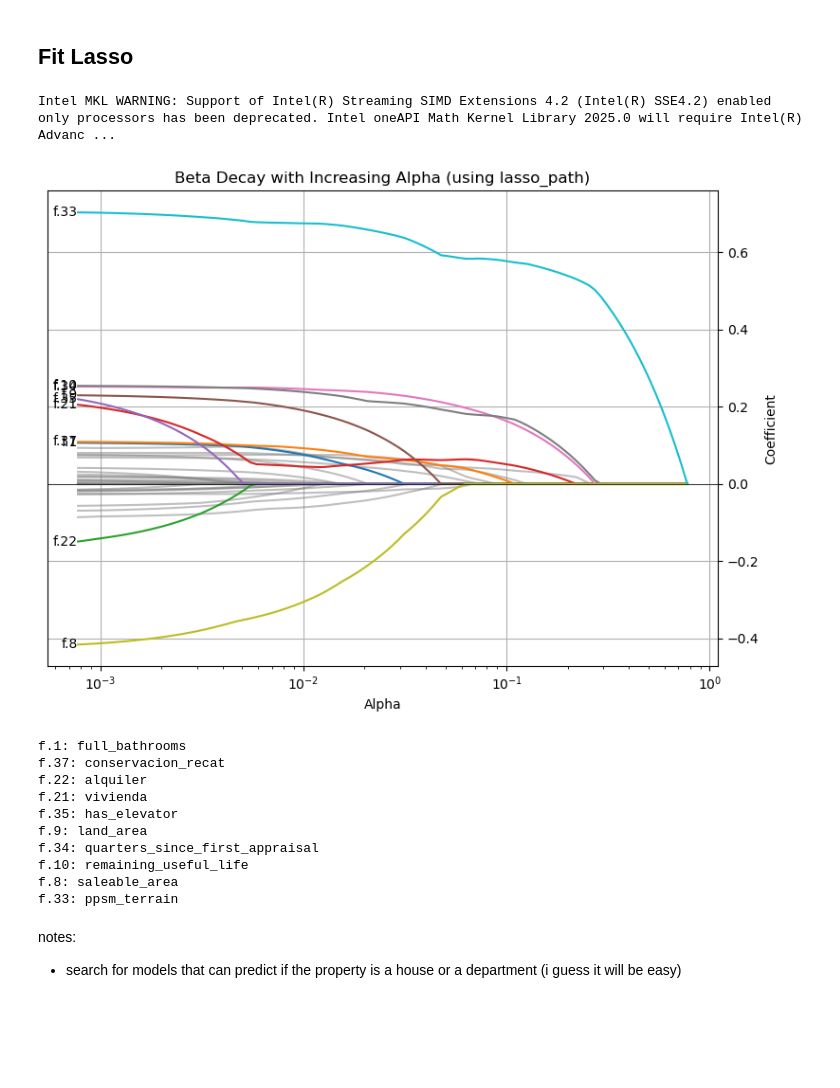
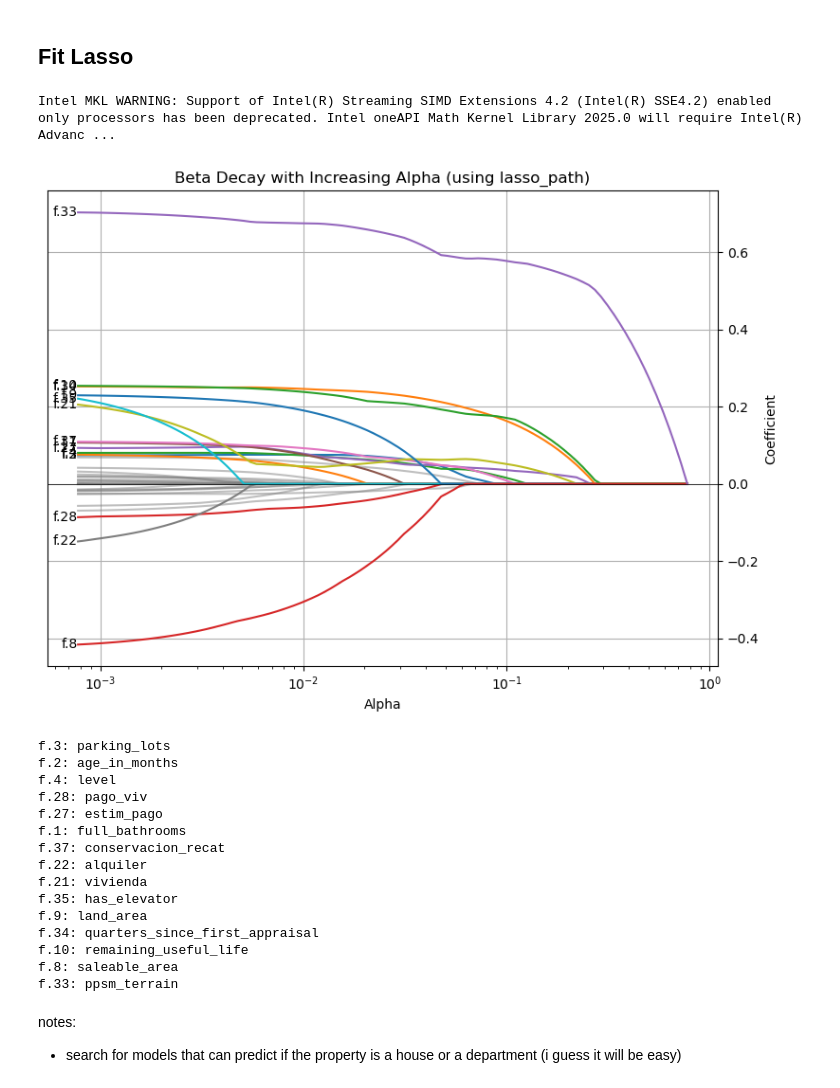
Before and after one commit to YunPerez/mexico-real-estate-investigation, a Jupyter notebook: src/P3_MODELS/s2_feature_selection.ipynb, the cells around one changed output. Cells and saved outputs as stored; diff of their text form; code cells hidden in the pictures; blank space fills up the shorter version.

```diff
--- a/src/P3_MODELS/s2_feature_selection.ipynb
+++ b/src/P3_MODELS/s2_feature_selection.ipynb
@@ -429,10 +386,15 @@ def visualize_beta_decay(X, y, n_alphas=100, n_highlight=5, scale=True):
         print(f"f.{feature_index}: {X.columns[feature_index]}")
 # %%
 # visualize scaled
-visualize_beta_decay(X_train, y_train, n_highlight=10, scale=False, n_alphas=100)
+visualize_beta_decay(X, y, n_highlight=15, scale=False, n_alphas=100)
 # %% [output]
 Intel MKL WARNING: Support of Intel(R) Streaming SIMD Extensions 4.2 (Intel(R) SSE4.2) enabled only processors has been deprecated. Intel oneAPI Math Kernel Library 2025.0 will require Intel(R) Advanc ...
-[figure, old version]
+[figure, new version]
+f.3: parking_lots
+f.2: age_in_months
+f.4: level
+f.28: pago_viv
+f.27: estim_pago
 f.1: full_bathrooms
 f.37: conservacion_recat
 f.22: alquiler
```
Also changed, not shown: parts of 32 cells of this notebook.
